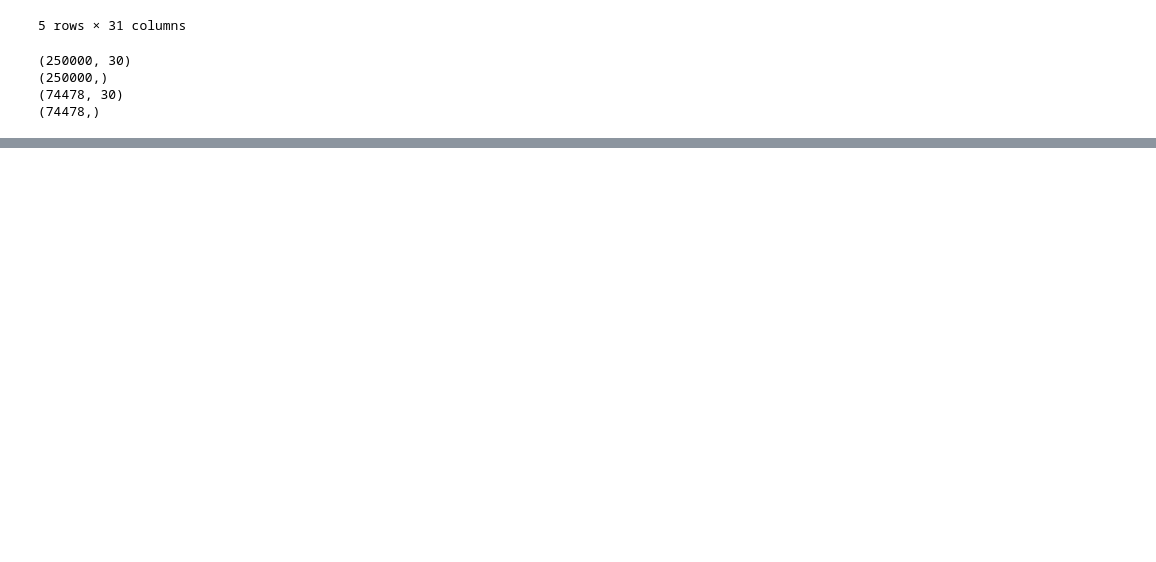
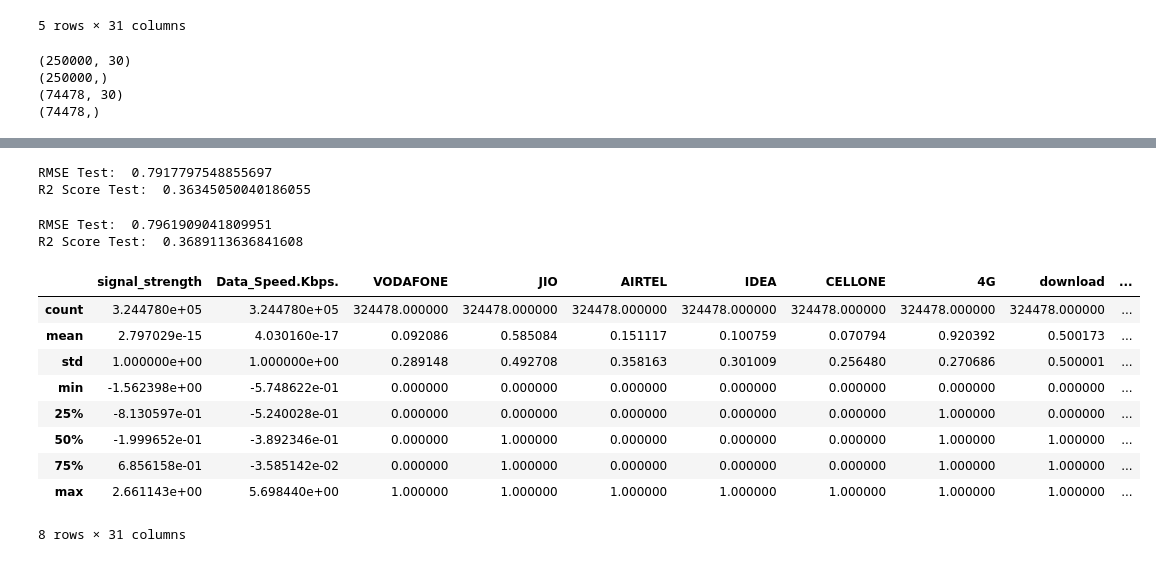
Before and after one commit to pyt243/DM-Project-MyCallSpeed, a Jupyter notebook: code/ISP Recommender and Analyser System.ipynb, the cells around one changed output, grey strips where cells are left out. Saved outputs shown, nothing was run; the diff lists cells and outputs as text; code cells hidden in the pictures; blank space fills up the shorter version.

```diff
--- a/code/ISP Recommender and Analyser System.ipynb
+++ b/code/ISP Recommender and Analyser System.ipynb
@@ -759,0 +819,27 @@ print(Y_test.shape)
+# %%
+pred = np.dot(X_test,theta)
+print("RMSE Test: ",sqrt(mean_squared_error(Y_test, pred)))
+print("R2 Score Test: ",r2_score(Y_test,pred))
+# %% [output]
+RMSE Test:  0.7917797548855697
+R2 Score Test:  0.36345050040186055
+# %%
+pred = np.dot(X_train,theta)
+print("RMSE Test: ",sqrt(mean_squared_error(Y_train, pred)))
+print("R2 Score Test: ",r2_score(Y_train,pred))
+# %% [output]
+RMSE Test:  0.7961909041809951
+R2 Score Test:  0.3689113636841608
+# %%
+shuf_df.describe()
+# %% [output]
+|  | signal_strength | Data_Speed.Kbps. | VODAFONE | JIO | AIRTEL | IDEA | CELLONE | 4G | download | ... |
+| count | 3.244780e+05 | 3.244780e+05 | 324478.000000 | 324478.000000 | 324478.000000 | 324478.000000 | 324478.000000 | 324478.000000 | 324478.000000 | ... |
+| mean | 2.797029e-15 | 4.030160e-17 | 0.092086 | 0.585084 | 0.151117 | 0.100759 | 0.070794 | 0.920392 | 0.500173 | ... |
+| std | 1.000000e+00 | 1.000000e+00 | 0.289148 | 0.492708 | 0.358163 | 0.301009 | 0.256480 | 0.270686 | 0.500001 | ... |
+| min | -1.562398e+00 | -5.748622e-01 | 0.000000 | 0.000000 | 0.000000 | 0.000000 | 0.000000 | 0.000000 | 0.000000 | ... |
+| 25% | -8.130597e-01 | -5.240028e-01 | 0.000000 | 0.000000 | 0.000000 | 0.000000 | 0.000000 | 1.000000 | 0.000000 | ... |
+| 50% | -1.999652e-01 | -3.892346e-01 | 0.000000 | 1.000000 | 0.000000 | 0.000000 | 0.000000 | 1.000000 | 1.000000 | ... |
+| 75% | 6.856158e-01 | -3.585142e-02 | 0.000000 | 1.000000 | 0.000000 | 0.000000 | 0.000000 | 1.000000 | 1.000000 | ... |
+| max | 2.661143e+00 | 5.698440e+00 | 1.000000 | 1.000000 | 1.000000 | 1.000000 | 1.000000 | 1.000000 | 1.000000 | ... |
+8 rows × 31 columns
```
Also changed, not shown: parts of 8 cells of this notebook.
